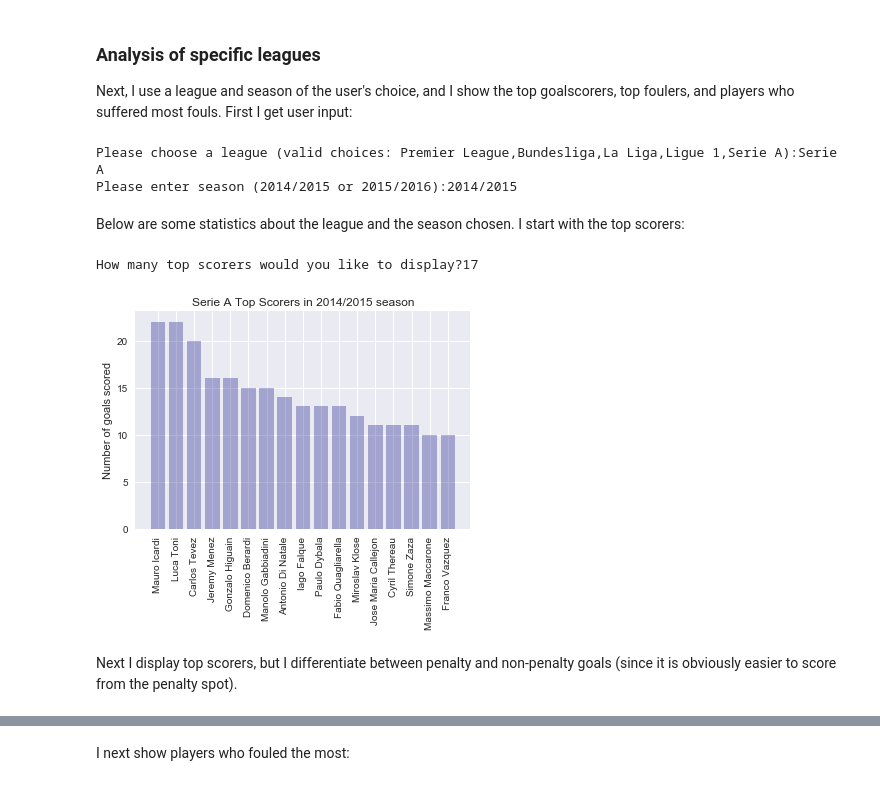
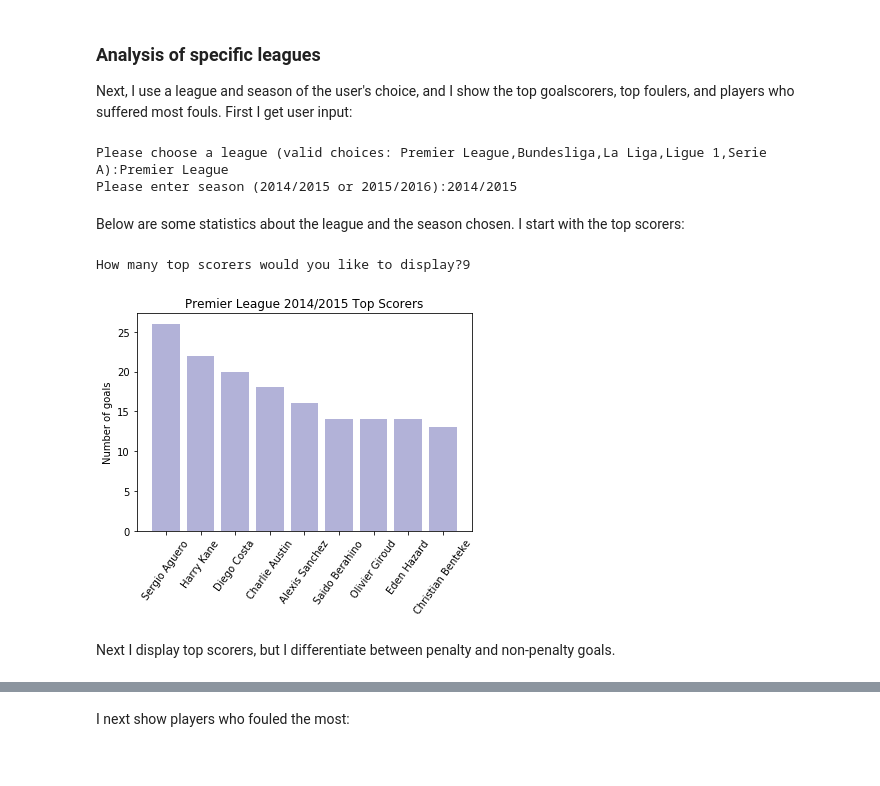
Before and after one commit to bogdanrabanca/soccer, a Jupyter notebook: soccer project.ipynb, the cells around one changed output, grey strips where cells are left out. Drawn from its saved outputs; the diff is of its cells as text; code cells hidden in the pictures.

```diff
--- a/soccer project.ipynb
+++ b/soccer project.ipynb
@@ -106,5 +106,5 @@ Next, I load the csv file into a dataframe:
 import numpy as np
 import pandas as pd
 
-df=pd.read_csv('soccer_data.csv')
+game_df=pd.read_csv('soccer_data.csv')
 # %%
@@ -388,10 +409,10 @@ I make sure that the number of goals recorded in goal_df for each game is equal
 temp_df=pd.DataFrame(goal_df.groupby('match_id').count()['team'].reset_index())
 temp_df=temp_df.rename(columns={'team':'number_of_goals'})
 temp_df['number_of_goals'].astype(int)
-df['home_team_goal'].astype(int)
-df['away_team_goal'].astype(int)
+goal_df.head()['home_team_goal'].astype(int)
+goal_df.head()['away_team_goal'].astype(int)
 
-temp_df=pd.merge(temp_df,df,on='match_id',how='inner')
+temp_df=pd.merge(temp_df,goal_df.head(),on='match_id',how='inner')
 temp_df[temp_df['number_of_goals']!=(temp_df['home_team_goal']+temp_df['away_team_goal'])].head()
 # %% [output]
 |  | match_id | number_of_goals | league_id | season | home_team_id | away_team_id | home_team_goal | ... |
@@ -526,7 +547,7 @@ def update_player_df(row,event):
 # %% [markdown]
 Next, I call the functions to populate the player dataframe. **This will take a long time to execute.** Please be patient.
 # %%
-for i in range(df.shape[0]):
+for i in range(goal_df.head().shape[0]):
     update_player_fouls(i)
     update_player_df(i,'shoton')
     update_player_df(i,'shotoff')
@@ -701,11 +722,11 @@ Next, I use a league and season of the user's choice, and I show the top goalsco
 # %%
 def get_filters():
 
-    league=raw_input ('Please choose a league (valid choices: Premier League,Bundesliga,La Liga,Ligue 1,Serie A):')
+    league_name=raw_input ('Please choose a league (valid choices: Premier League,Bundesliga,La Liga,Ligue 1,Serie A):')
 
-    while league not in ['Premier League','Bundesliga','La Liga','Ligue 1','Serie A']:
+    while league_name not in ['Premier League','Bundesliga','La Liga','Ligue 1','Serie A']:
 
-        league=raw_input('That is not a valid choice. Please re-enter league:')
+        league_name=raw_input('That is not a valid choice. Please re-enter league:')
 
     league_dict={'Premier League': 1729,
                     'Bundesliga': 7809,
@@ -713,7 +734,7 @@ def get_filters():
                     'Ligue 1': 4769,
                     'Serie A': 10257}
 
-    league_code=league_dict[league]
+    league_code=league_dict[league_name]
 
     season=raw_input ('Please enter season (2014/2015 or 2015/2016):')
 
@@ -721,11 +742,11 @@ def get_filters():
 
         season=raw_input ('That is not a valid choice. Please re-enter season:')
 
-    return league, league_code, season
+    return league_name, league_code, season
 
 league_name,league,season=get_filters()
 # %% [output]
-Please choose a league (valid choices: Premier League,Bundesliga,La Liga,Ligue 1,Serie A):Serie A
+Please choose a league (valid choices: Premier League,Bundesliga,La Liga,Ligue 1,Serie A):Premier League
 Please enter season (2014/2015 or 2015/2016):2014/2015
 # %% [markdown]
 Below are some statistics about the league and the season chosen. I start with the top scorers:
@@ -733,48 +754,45 @@ Below are some statistics about the league and the season chosen. I start with t
 connection=sql.connect('database.sqlite')
 cursor=connection.cursor()
 
 temp_df=pd.merge(goal_df,game_df,how='inner',on='match_id')  #join goal dataframe with game dataframe
+scorers_df=temp_df[['match_id','league_id','season','scorer','type']]  #keep only columns i need
 
-top_scorers_df=temp_df[['match_id','league_id','season','scorer','type']]  #keep only columns i need
-
-criterion=(temp_df['league_id']==league) & (temp_df['season']==season)
-top_scorers_df=top_scorers_df[criterion]           #filter for league and season chosen by user
+criterion=(scorers_df['league_id']==str(league)) & (scorers_df['season']==season)
+scorers_df=scorers_df[criterion]          #filter for league and season chosen by user
 
 #create ordered dataframe with top scorers and rename column storing goal number
-top_scorers_df=top_scorers_df.groupby('scorer').count().reset_index()[['scorer','match_id']]
+top_scorers_df=scorers_df.groupby('scorer').count().reset_index()[['scorer','match_id']]
 top_scorers_df=top_scorers_df.rename(columns={'match_id':'number_of_goals'})
-
 number=int(raw_input('How many top scorers would you like to display?'))
 
 #select the number (chosen by user) of top scorers to be displayed
 top_scorers_df=top_scorers_df.sort_values('number_of_goals',ascending=False).head(number)
 
 #get player names from relational database
+conn=sql.connect('database.sqlite')
+
+c=conn.cursor()
 for i in top_scorers_df.index:
 
     player=top_scorers_df.loc[i,'scorer']
 
-    cursor.execute('SELECT player_name FROM Player WHERE player_api_id={}'.format(player))
+    c.execute('SELECT player_name FROM Player WHERE player_api_id={}'.format(player))
 
-    top_scorers_df.loc[i,'player']=cursor.fetchall()[0][0]
+    top_scorers_df.loc[i,'player']=c.fetchall()[0][0]
 
 pos=np.arange(number)
-
-# plt.bar(pos,top_scorers_df['penalties'], color='navy',width=.4,bottom=top_scorers_df['non_penalties'],tick_label=top_scorers_df['player'])
-
-# plt.bar(pos,top_scorers_df['non_penalties'],color='blue',width=.4,tick_label=top_scorers_df['player'])
 
 #create chart
 plt.bar(pos,top_scorers_df['number_of_goals'],color='navy',alpha=.3,
         tick_label=top_scorers_df['player'],align = 'center')
 plt.xticks(rotation=min(6*number,90))
 # plt.legend(['Penalties','Other Goals'])
-plt.title('{} Top Scorers in {} season'.format(league_name,season))
-plt.ylabel('Number of goals scored')
+plt.title('{} {} Top Scorers'.format(league_name,season))
+plt.ylabel('Number of goals')
 
 plt.show()
 # %% [output]
-How many top scorers would you like to display?17
+How many top scorers would you like to display?9
-[figure, old version]
+[figure, new version]
 # %% [markdown]
-Next I display top scorers, but I differentiate between penalty and non-penalty goals (since it is obviously easier to score from the penalty spot).
+Next I display top scorers, but I differentiate between penalty and non-penalty goals.
```
Also changed, not shown: parts of 11 cells of this notebook.
